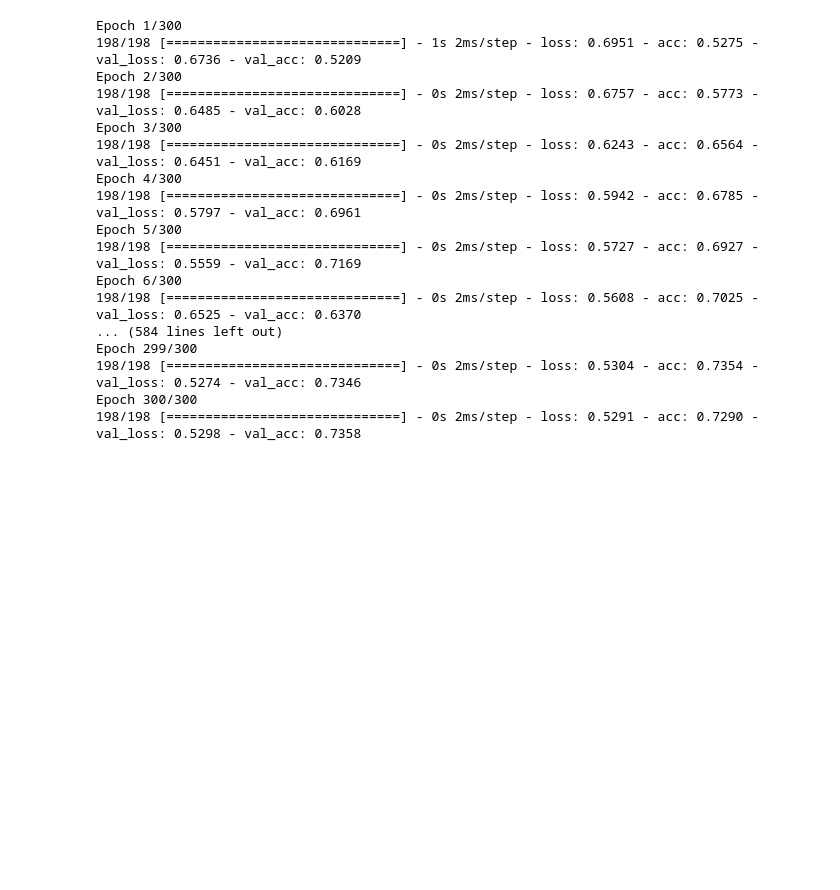
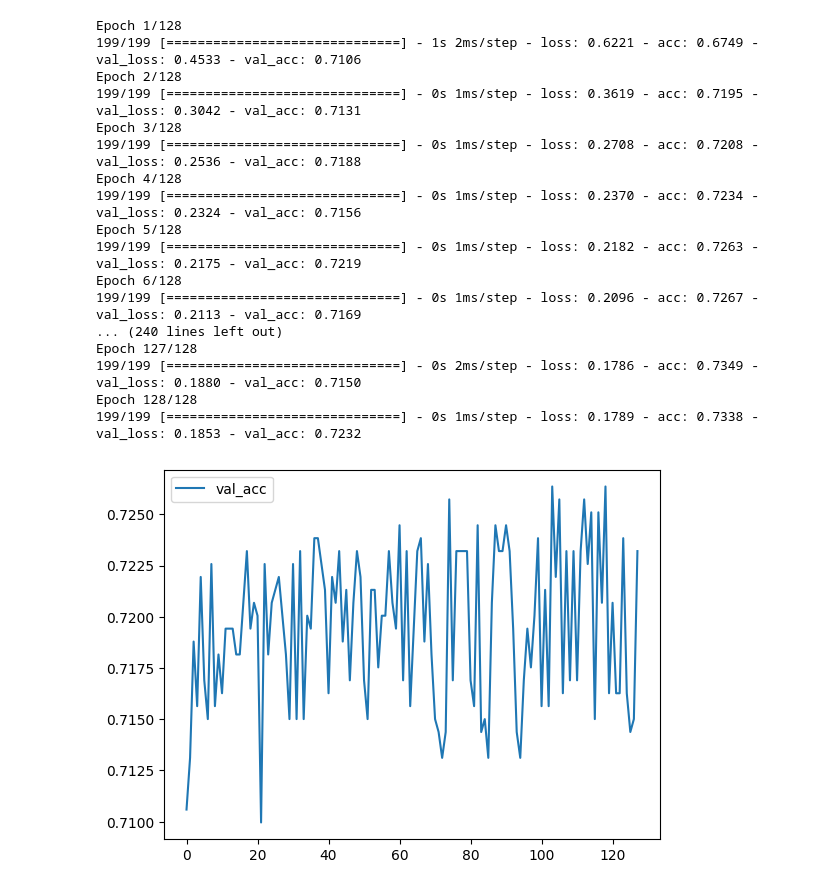
Before and after one commit to vaz1306011/deep_learning_hw, a Jupyter notebook: main.ipynb, the cells around one changed output. Drawn from its saved outputs; the diff is of its cells as text; code cells hidden in the pictures; blank space fills up the shorter version.

Commit message:
新增不同版本
- Adam版 跟 SGD版
- 兩種acc都卡在0.72沒辦法拉高
- SGD配mean_squared_error損失函式可以把損失率降低

```diff
--- a/main.ipynb
+++ b/main.ipynb
@@ -21,8 +37,7 @@ all_df
 # %%
 import numpy as np
 
-# 把資料分為訓練資料與測試資料 85%訓練 15%測試
-mask = np.random.rand(len(all_df)) < 0.85
+mask = np.random.rand(len(all_df)) < 0.8
 train_df = all_df[mask]
 test_df = all_df[~mask]
 len(test_df)
@@ -105,27 +100,54 @@ None
+# %%
+"""
+acc維持0.72
+loss快速從0.45掉到0.18
+"""
+from keras.models import Sequential
+from keras.layers import Dense, Input
+from keras.optimizers import SGD
+from keras import regularizers
+
+model = Sequential()
+
+model.add(Input(shape=(30,)))
+model.add(Dense(16, activation="relu"))
+model.add(Dense(16, activation="relu", kernel_regularizer=regularizers.l1(0.01)))
+# model.add(Dense(16, activation="relu"))  # 修改隱藏層的神經元個數
+model.add(Dense(2, activation="relu"))
+
+sgd = SGD(lr=0.001, momentum=0.9)  # 調整學習率和動量
+model.compile(optimizer="Adam", metrics=["acc"], loss="mean_squared_error")
 # %%
-"""
-傳入訓練資料與標籤 驗證資料比例0.3 訓練300次 每次訓練30筆資料
-但是不太懂為什麼上面已經設定85%訓練15%測試 這邊又給一次validation_split
-上面已經自己分好了這邊再給一次驗證數據的比例 那到底會用我上面自己分好的比例還是用validation_split設定的比例
-"""
+import matplotlib.pyplot as plt
+
 history = model.fit(
-    train_data, train_labels, validation_split=0.3, epochs=300, batch_size=30
+    train_data, train_labels, validation_split=0.2, epochs=128, batch_size=32
 )
+
+
+# 輸出圖表
+plt.plot(history.history["val_acc"], label="val_acc")
+plt.legend()
+plt.show()
+plt.plot(history.history["val_loss"], label="val_loss")
+plt.legend()
+plt.show()
 # %% [output]
-Epoch 1/300
-198/198 [==============================] - 1s 2ms/step - loss: 0.6951 - acc: 0.5275 - val_loss: 0.6736 - val_acc: 0.5209
-Epoch 2/300
-198/198 [==============================] - 0s 2ms/step - loss: 0.6757 - acc: 0.5773 - val_loss: 0.6485 - val_acc: 0.6028
-Epoch 3/300
-198/198 [==============================] - 0s 2ms/step - loss: 0.6243 - acc: 0.6564 - val_loss: 0.6451 - val_acc: 0.6169
-Epoch 4/300
-198/198 [==============================] - 0s 2ms/step - loss: 0.5942 - acc: 0.6785 - val_loss: 0.5797 - val_acc: 0.6961
-Epoch 5/300
-198/198 [==============================] - 0s 2ms/step - loss: 0.5727 - acc: 0.6927 - val_loss: 0.5559 - val_acc: 0.7169
-Epoch 6/300
-198/198 [==============================] - 0s 2ms/step - loss: 0.5608 - acc: 0.7025 - val_loss: 0.6525 - val_acc: 0.6370
-... (584 lines left out)
-Epoch 299/300
-198/198 [==============================] - 0s 2ms/step - loss: 0.5304 - acc: 0.7354 - val_loss: 0.5274 - val_acc: 0.7346
-Epoch 300/300
-198/198 [==============================] - 0s 2ms/step - loss: 0.5291 - acc: 0.7290 - val_loss: 0.5298 - val_acc: 0.7358
+Epoch 1/128
+199/199 [==============================] - 1s 2ms/step - loss: 0.6221 - acc: 0.6749 - val_loss: 0.4533 - val_acc: 0.7106
+Epoch 2/128
+199/199 [==============================] - 0s 1ms/step - loss: 0.3619 - acc: 0.7195 - val_loss: 0.3042 - val_acc: 0.7131
+Epoch 3/128
+199/199 [==============================] - 0s 1ms/step - loss: 0.2708 - acc: 0.7208 - val_loss: 0.2536 - val_acc: 0.7188
+Epoch 4/128
+199/199 [==============================] - 0s 1ms/step - loss: 0.2370 - acc: 0.7234 - val_loss: 0.2324 - val_acc: 0.7156
+Epoch 5/128
+199/199 [==============================] - 0s 1ms/step - loss: 0.2182 - acc: 0.7263 - val_loss: 0.2175 - val_acc: 0.7219
+Epoch 6/128
+199/199 [==============================] - 0s 1ms/step - loss: 0.2096 - acc: 0.7267 - val_loss: 0.2113 - val_acc: 0.7169
+... (240 lines left out)
+Epoch 127/128
+199/199 [==============================] - 0s 2ms/step - loss: 0.1786 - acc: 0.7349 - val_loss: 0.1880 - val_acc: 0.7150
+Epoch 128/128
+199/199 [==============================] - 0s 1ms/step - loss: 0.1789 - acc: 0.7338 - val_loss: 0.1853 - val_acc: 0.7232
+[figure, added]
```
Also changed, not shown: parts of 6 cells of this notebook.
